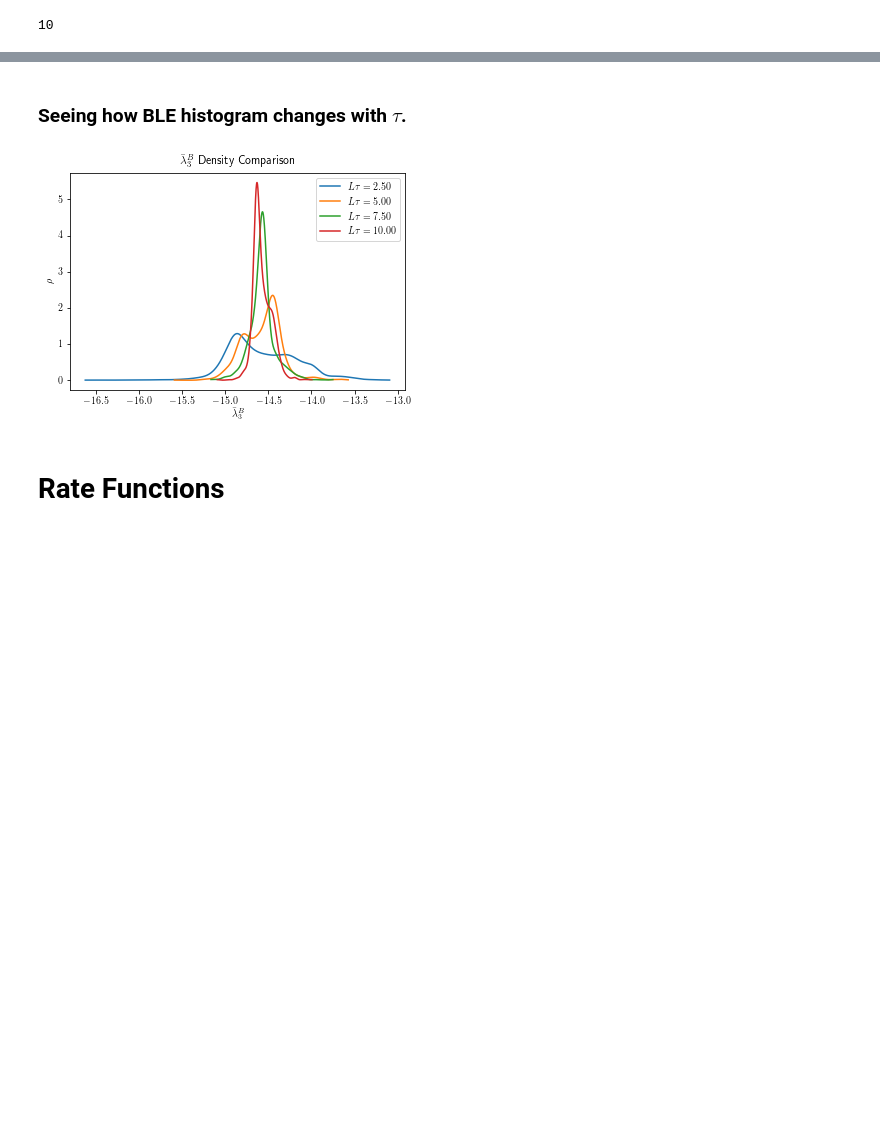
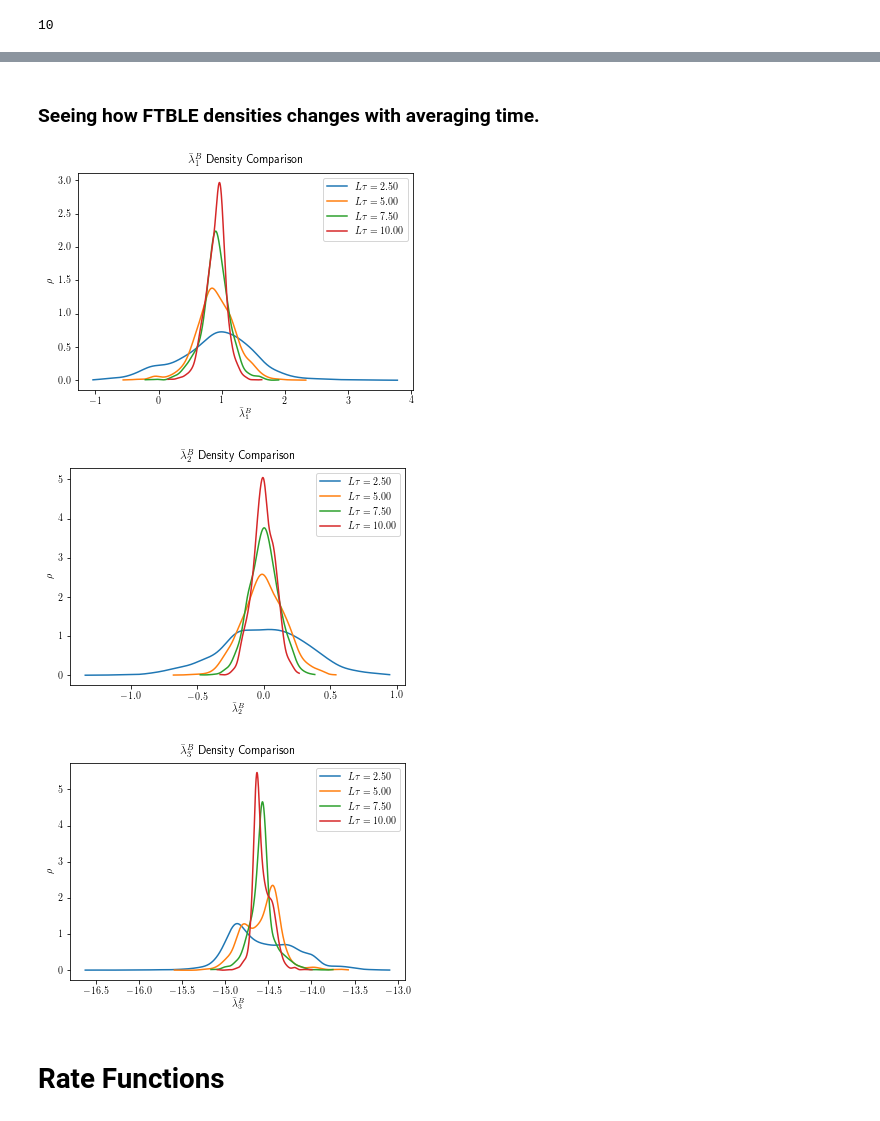
Before and after one commit to CalvinNesbitt/Lyapunov-Analysis, a Jupyter notebook: Lorenz-63-Example/Plotting-Ginelli-L63.ipynb, the cells around one changed output, grey strips where cells are left out. Saved outputs shown, nothing was run; the diff lists cells and outputs as text; code cells hidden in the pictures; blank space fills up the shorter version.

```diff
--- a/Lorenz-63-Example/Plotting-Ginelli-L63.ipynb
+++ b/Lorenz-63-Example/Plotting-Ginelli-L63.ipynb
@@ -327,8 +260,10 @@ cle_density([avg2_5, avg5, avg7_5, avg10], [1], save = True)
 # %% [markdown]
-### Seeing how BLE histogram changes with $\tau$.
+### Seeing how FTBLE densities changes with averaging time.
 # %%
-ble_density([avg2_5, avg5, avg7_5, avg10], [3], save = True)
+ble_density([avg2_5, avg5, avg7_5, avg10], [1, 2, 3])
 # %% [output]
-[figure, old version]
+[figure, new version]
+[figure, added]
+[figure, added]
 # %% [markdown]
 # Rate Functions
```
Also changed, not shown: parts of 40 cells of this notebook.
